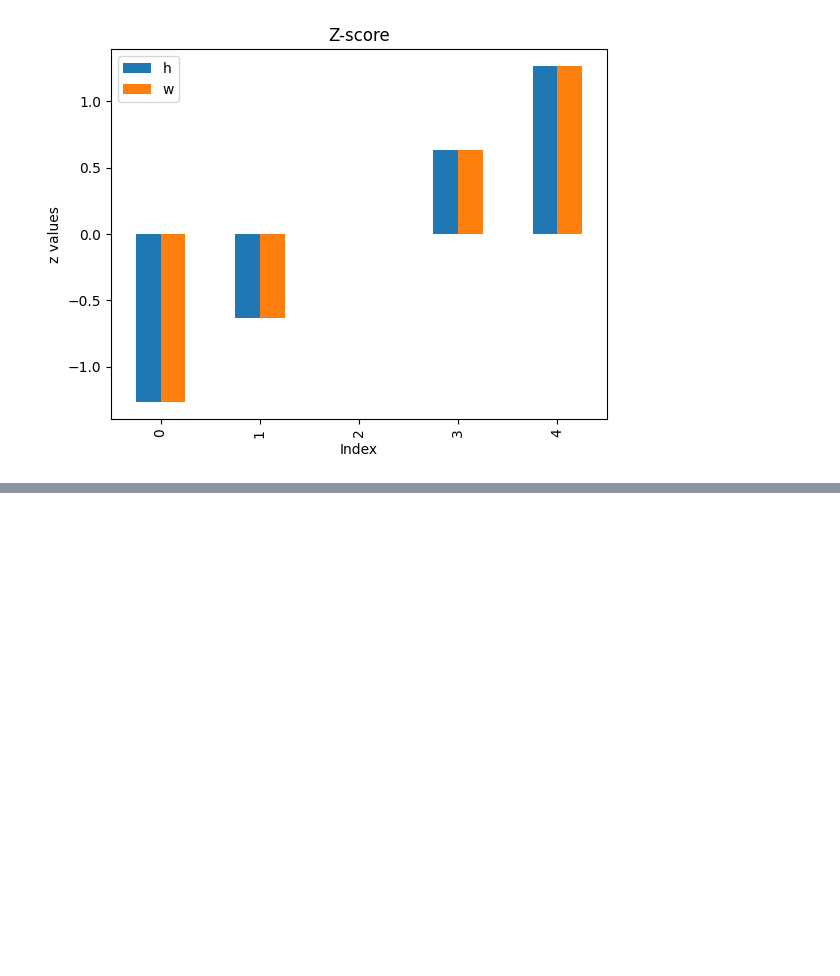
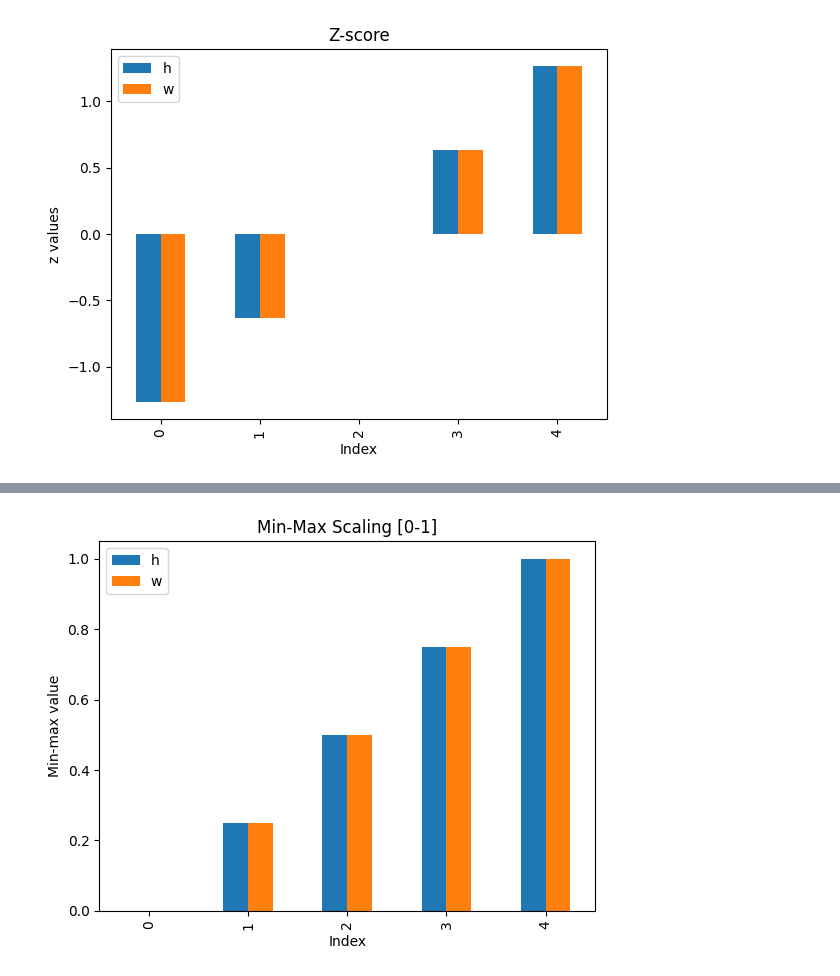
Before and after one commit to kaho0/Aaagh-more-math, a Jupyter notebook: Mod_3.ipynb, the cells around one changed output, grey strips where cells are left out. Drawn from its saved outputs; the diff is of its cells as text; code cells hidden in the pictures; blank space fills up the shorter version.

```diff
--- a/Mod_3.ipynb
+++ b/Mod_3.ipynb
@@ -45,0 +40,5 @@ plt.show()
+# %%
+mn=df.min()
+mx=df.max()
+rg=mx-mn
+print(mn,mx,rg)
@@ -45,0 +53,3 @@ plt.show()
+# %%
+ss=df-mn
+ss.head()
@@ -45,0 +63,3 @@ plt.show()
+# %%
+mn=ss/rg
+mn.round(2)
@@ -45,0 +73,9 @@ plt.show()
+# %%
+
+#Plot
+mn.plot(kind='bar')
+plt.title("Min-Max Scaling [0-1]")
+plt.xlabel("Index"); plt.ylabel('Min-max value')
+plt.show()
+# %% [output]
+[figure, added]
```
Also changed, not shown: parts of 5 cells of this notebook.
